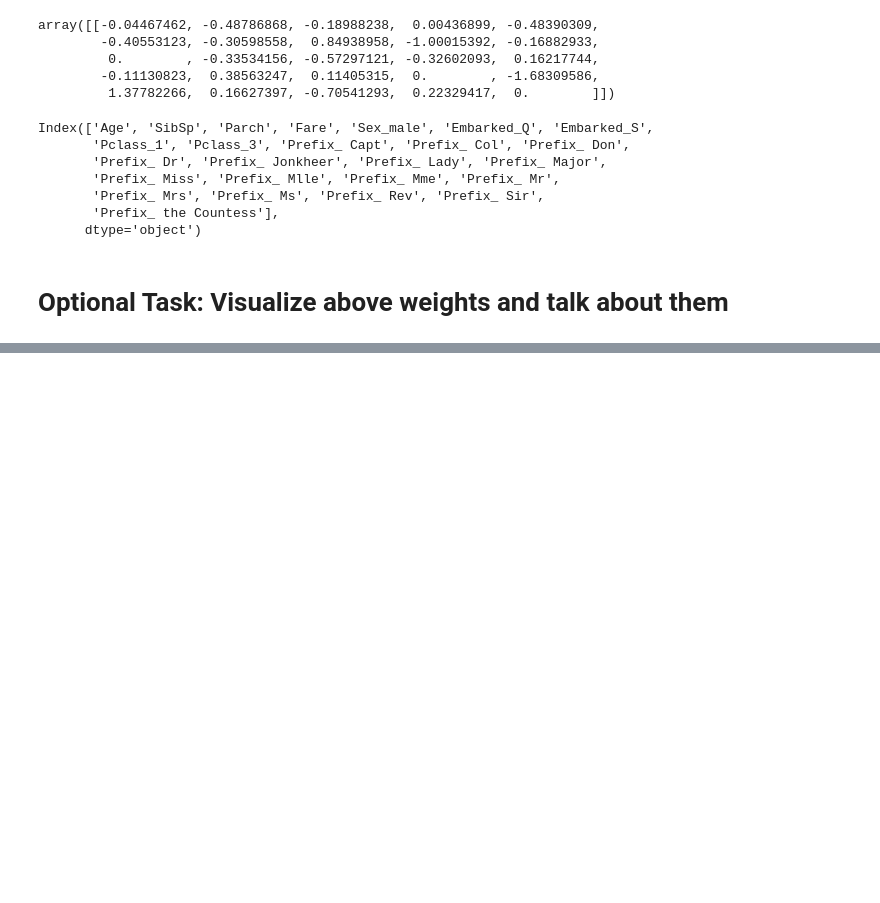
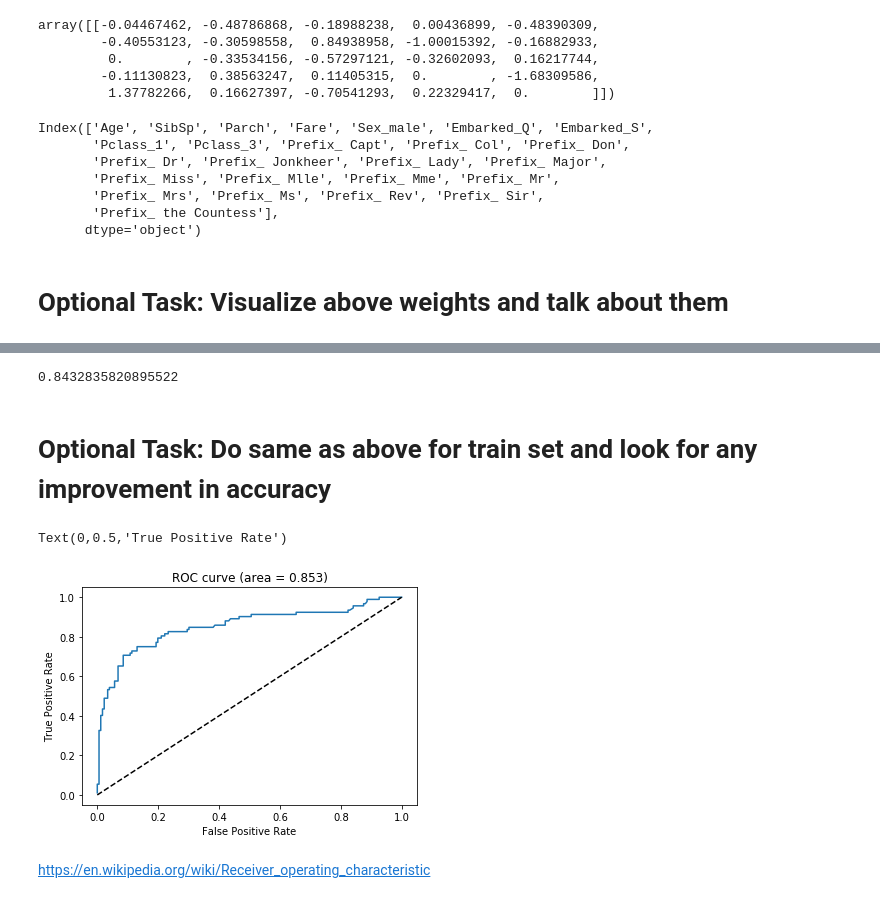
Before and after one commit to Code-IT-code/Regression, a Jupyter notebook: Logistic_Regression_Titanic_Dataset.ipynb, the cells around one changed output, grey strips where cells are left out. Cells and saved outputs as stored; diff of their text form; code cells hidden in the pictures; blank space fills up the shorter version.

```diff
--- a/Logistic_Regression_Titanic_Dataset.ipynb
+++ b/Logistic_Regression_Titanic_Dataset.ipynb
@@ -188,0 +341,20 @@ Index(['Age', 'SibSp', 'Parch', 'Fare', 'Sex_male', 'Embarked_Q', 'Embarked_S',
+# %%
+accuracy_score(preds2, y_test['Survived'])
+# %% [output]
+0.8432835820895522
+# %% [markdown]
+# Optional Task: Do same as above for train set and look for any improvement in accuracy
+# %%
+fpr, tpr, thresholds = roc_curve(y_test['Survived'], probs, pos_label = 1)
+roc_auc = auc(fpr, tpr)
+# %%
+plt.plot(fpr,tpr)
+plt.plot([0, 1], [0, 1], 'k--')
+plt.title('ROC curve (area = %0.3f)' % roc_auc)
+plt.xlabel('False Positive Rate')
+plt.ylabel('True Positive Rate')
+# %% [output]
+Text(0,0.5,'True Positive Rate')
+[figure, added]
+# %% [markdown]
+https://en.wikipedia.org/wiki/Receiver_operating_characteristic
```
Also changed, not shown: parts of 15 cells of this notebook.
